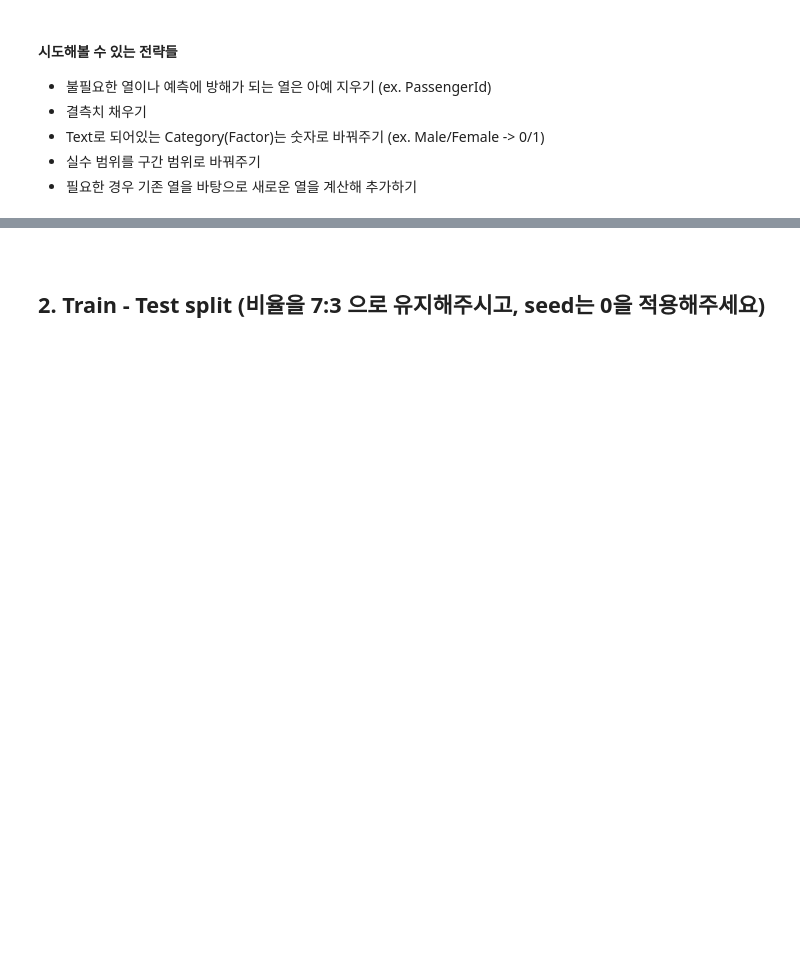
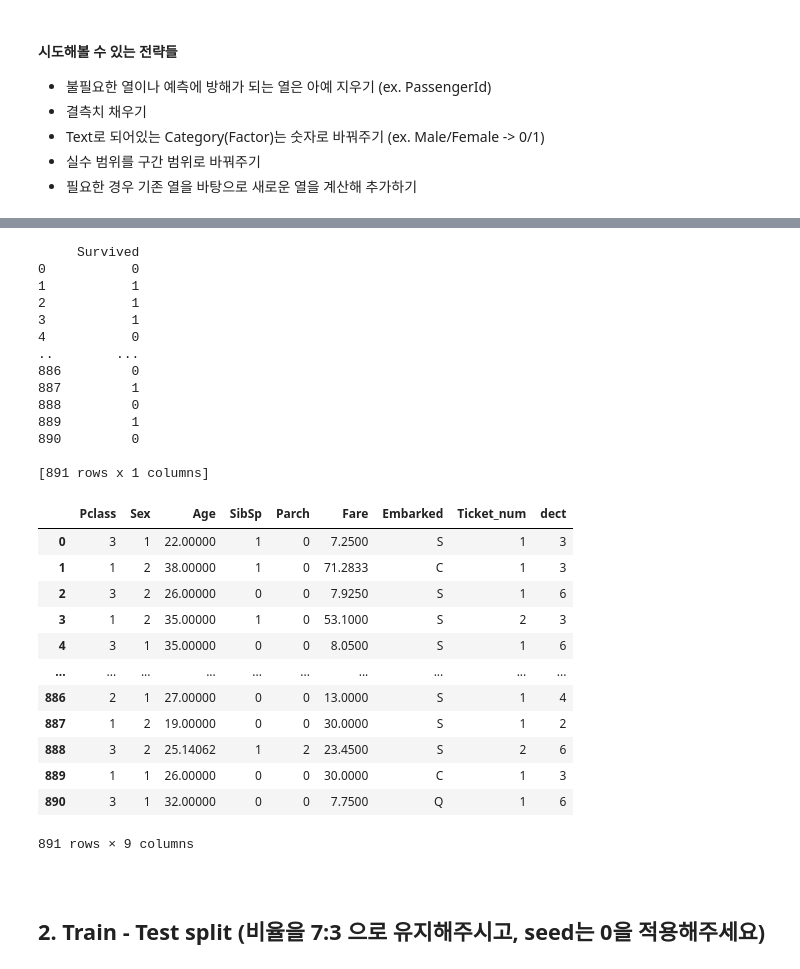
Before and after one commit to querkowe/titanic_data, a Jupyter notebook: ML for Titanic survival prediction (Blank).ipynb, the cells around one changed output, grey strips where cells are left out. Cells and saved outputs as stored; diff of their text form; code cells hidden in the pictures; blank space fills up the shorter version.

```diff
--- a/ML for Titanic survival prediction (Blank).ipynb
+++ b/ML for Titanic survival prediction (Blank).ipynb
@@ -78,3 +85,57 @@ memory usage: 76.7+ KB
+# %%
+# 같은 Ticket을 가진경우 일행으로 판단하고 사람수
+
+Ticket_num = []  # 동일한 티켓번호를 가진사람 수(자신포함)
+Ticket_v_c = x_data.Ticket.value_counts()  #같은티켓번호 count해줌
+# value_counts()값의 key값을넣어주고 value값을 가져옴
+for i in x_data['Ticket']:
+    Ticket_num.append(Ticket_v_c[i])
+
+x_data['Ticket_num'] = Ticket_num
+
+#쓰고 난뒤 Ticket열 삭제
+del x_data['Ticket']
+# %%
+# preparing 'Sex' male == 1 female == 2
+x_data['Sex'] = x_data['Sex'].replace(['male', 'female'],[1, 2])
+# %%
+with open("deck_df.pkl","rb") as fr:
+    data = pickle.load(fr)
+# %%
+x_data['dect'] = data
+
+del x_data['Cabin']
+# %%
+print(y_data)
+x_data
+# %% [output]
+     Survived
+0           0
+1           1
+2           1
+3           1
+4           0
+..        ...
+886         0
+887         1
+888         0
+889         1
+890         0
+
+[891 rows x 1 columns]
+|  | Pclass | Sex | Age | SibSp | Parch | Fare | Embarked | Ticket_num | dect |
+| 0 | 3 | 1 | 22.00000 | 1 | 0 | 7.2500 | S | 1 | 3 |
+| 1 | 1 | 2 | 38.00000 | 1 | 0 | 71.2833 | C | 1 | 3 |
+| 2 | 3 | 2 | 26.00000 | 0 | 0 | 7.9250 | S | 1 | 6 |
+| 3 | 1 | 2 | 35.00000 | 1 | 0 | 53.1000 | S | 2 | 3 |
+| 4 | 3 | 1 | 35.00000 | 0 | 0 | 8.0500 | S | 1 | 6 |
+| ... | ... | ... | ... | ... | ... | ... | ... | ... | ... |
+| 886 | 2 | 1 | 27.00000 | 0 | 0 | 13.0000 | S | 1 | 4 |
+| 887 | 1 | 2 | 19.00000 | 0 | 0 | 30.0000 | S | 1 | 2 |
+| 888 | 3 | 2 | 25.14062 | 1 | 2 | 23.4500 | S | 2 | 6 |
+| 889 | 1 | 1 | 26.00000 | 0 | 0 | 30.0000 | C | 1 | 3 |
+| 890 | 3 | 1 | 32.00000 | 0 | 0 | 7.7500 | Q | 1 | 6 |
+891 rows × 9 columns
 # %% [markdown]
 <br>
 
```
Also changed, not shown: parts of 10 cells of this notebook.
